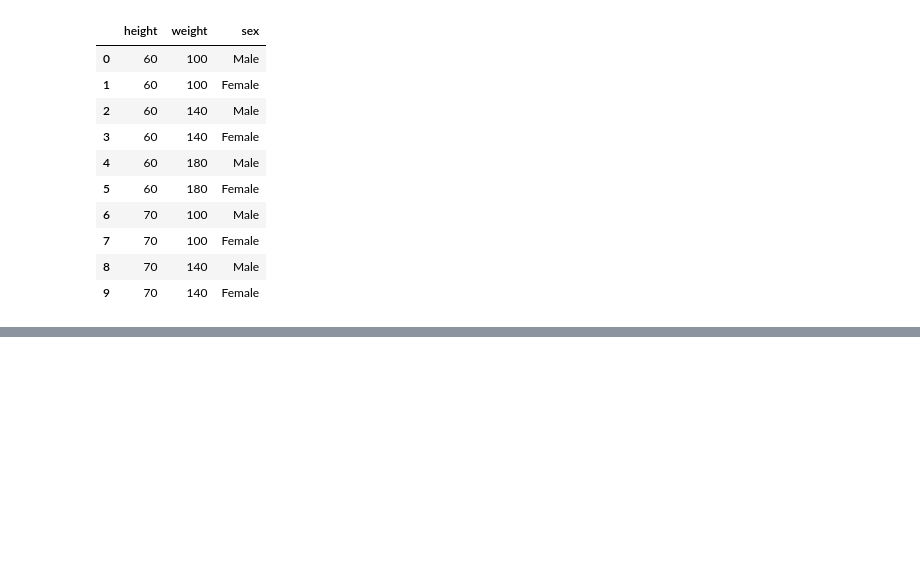
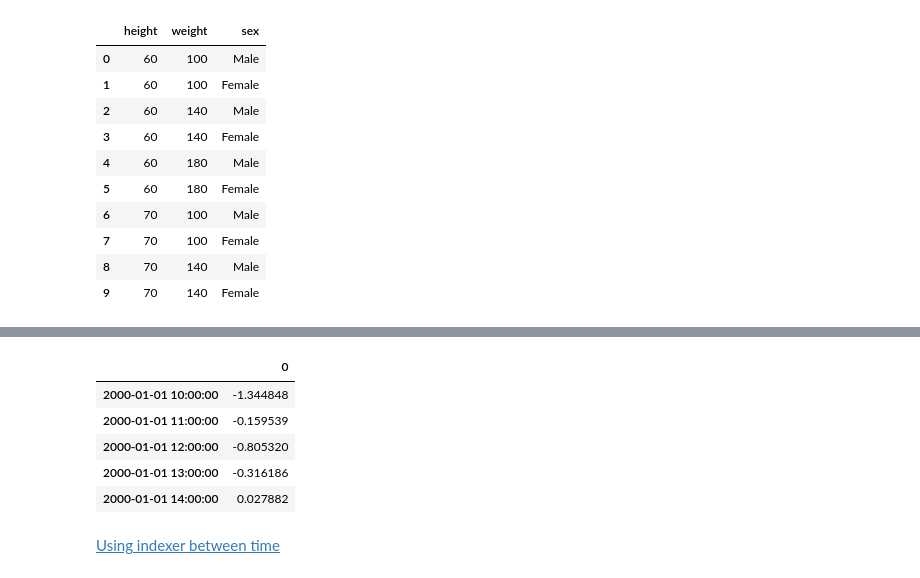
Before and after one commit to bgroveben/python3_machine_learning_projects, a Jupyter notebook: learn_kaggle/pandas/pandas_cookbook.ipynb, the cells around one changed output, grey strips where cells are left out. Drawn from its saved outputs; the diff is of its cells as text; code cells hidden in the pictures; blank space fills up the shorter version.

```diff
--- a/learn_kaggle/pandas/pandas_cookbook.ipynb
+++ b/learn_kaggle/pandas/pandas_cookbook.ipynb
@@ -1503,0 +1592,11 @@ df.head(10)
+# %%
+df.iloc[df.index.indexer_between_time(datetime.time(10), datetime.time(14))]
+# %% [output]
+|  | 0 |
+| 2000-01-01 10:00:00 | -1.344848 |
+| 2000-01-01 11:00:00 | -0.159539 |
+| 2000-01-01 12:00:00 | -0.805320 |
+| 2000-01-01 13:00:00 | -0.316186 |
+| 2000-01-01 14:00:00 | 0.027882 |
+# %% [markdown]
+[Using indexer between time](https://stackoverflow.com/questions/17559885/pandas-dataframe-mask-based-on-index)
```
Also changed, not shown: parts of 26 cells of this notebook.
